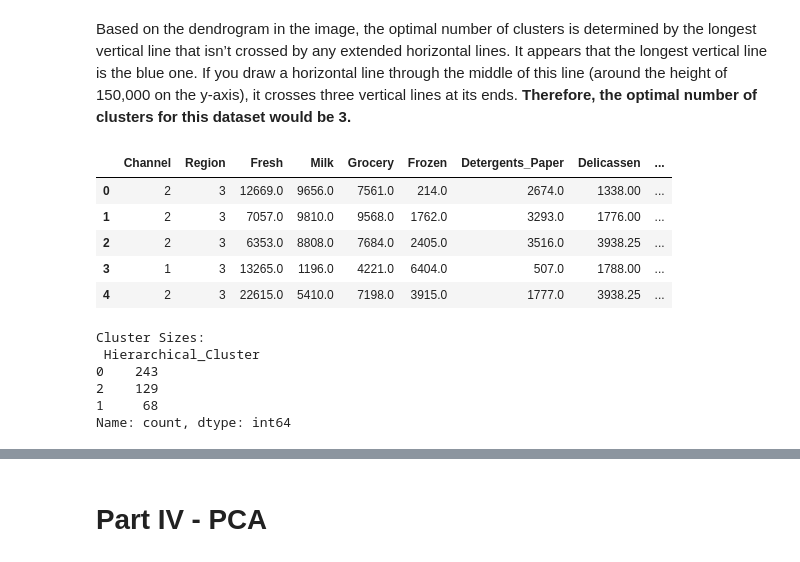
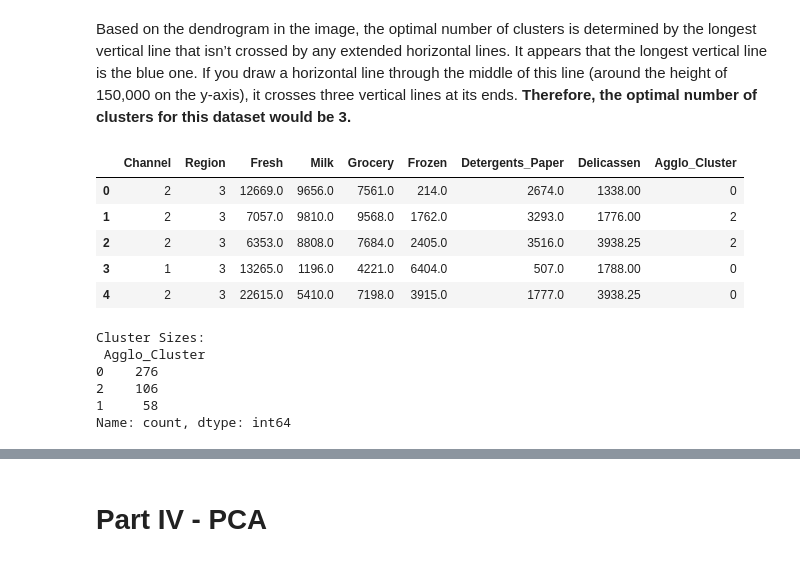
Before and after one commit to Nathan-13/ML-Project-Unsupervised-Learning, a Jupyter notebook: notebook/Unsupervised Learning - Project.ipynb, the cells around one changed output, grey strips where cells are left out. Cells and saved outputs as stored; diff of their text form; code cells hidden in the pictures.

```diff
--- a/notebook/Unsupervised Learning - Project.ipynb
+++ b/notebook/Unsupervised Learning - Project.ipynb
@@ -323,7 +314,7 @@ range_n_clusters = list(range(1,11))  # the range of cluster numbers you want to
 
 for n_clusters in range_n_clusters:
     kmeans = KMeans(n_clusters=n_clusters, init='k-means++', max_iter=300, n_init=10, random_state=0)
-    kmeans.fit(X_pca)
+    kmeans.fit(selected_features)
     wcss.append(kmeans.inertia_)
 
 # Plot the elbow graph
@@ -368,7 +362,7 @@ n_clusters = 3
 
 # Implementing K-Means
 kmeans = KMeans(n_clusters = n_clusters, init = 'k-means++', random_state = 42)
-kmeans.fit(X_pca)
+kmeans.fit(selected_features)
 # %% [output]
 KMeans(n_clusters=3, random_state=42)
 # %%
@@ -520,32 +531,32 @@ Based on the dendrogram in the image, the optimal number of clusters is determin
 # %%
 n_clusters = 3  # replace with the number of clusters you determined
 
 # Perform Agglomerative Clustering with the optimal number of clusters
 cluster = AgglomerativeClustering(n_clusters=n_clusters, affinity='euclidean', linkage='ward')
-cluster_labels = cluster.fit_predict(X_pca)
+cluster_labels = cluster.fit_predict(selected_features)
 
 agglo_wholesales_df = mod_wholesales_df.copy()
 
 # Add cluster labels to your original dataframe
-agglo_wholesales_df['Hierarchical_Cluster'] = cluster_labels
+agglo_wholesales_df['Agglo_Cluster'] = cluster_labels
 
 agglo_wholesales_df.head()
 # %% [output]
-|  | Channel | Region | Fresh | Milk | Grocery | Frozen | Detergents_Paper | Delicassen | ... |
-| 0 | 2 | 3 | 12669.0 | 9656.0 | 7561.0 | 214.0 | 2674.0 | 1338.00 | ... |
-| 1 | 2 | 3 | 7057.0 | 9810.0 | 9568.0 | 1762.0 | 3293.0 | 1776.00 | ... |
-| 2 | 2 | 3 | 6353.0 | 8808.0 | 7684.0 | 2405.0 | 3516.0 | 3938.25 | ... |
-| 3 | 1 | 3 | 13265.0 | 1196.0 | 4221.0 | 6404.0 | 507.0 | 1788.00 | ... |
-| 4 | 2 | 3 | 22615.0 | 5410.0 | 7198.0 | 3915.0 | 1777.0 | 3938.25 | ... |
+|  | Channel | Region | Fresh | Milk | Grocery | Frozen | Detergents_Paper | Delicassen | Agglo_Cluster |
+| 0 | 2 | 3 | 12669.0 | 9656.0 | 7561.0 | 214.0 | 2674.0 | 1338.00 | 0 |
+| 1 | 2 | 3 | 7057.0 | 9810.0 | 9568.0 | 1762.0 | 3293.0 | 1776.00 | 2 |
+| 2 | 2 | 3 | 6353.0 | 8808.0 | 7684.0 | 2405.0 | 3516.0 | 3938.25 | 2 |
+| 3 | 1 | 3 | 13265.0 | 1196.0 | 4221.0 | 6404.0 | 507.0 | 1788.00 | 0 |
+| 4 | 2 | 3 | 22615.0 | 5410.0 | 7198.0 | 3915.0 | 1777.0 | 3938.25 | 0 |
 # %%
 # Check the size of each cluster
-print("Cluster Sizes:\n", agglo_wholesales_df['Hierarchical_Cluster'].value_counts())
+print("Cluster Sizes:\n", agglo_wholesales_df['Agglo_Cluster'].value_counts())
 # %% [output]
 Cluster Sizes:
- Hierarchical_Cluster
-0    243
-2    129
-1     68
+ Agglo_Cluster
+0    276
+2    106
+1     58
 Name: count, dtype: int64
 # %%
 from sklearn.decomposition import PCA
```
Also changed, not shown: parts of 23 cells of this notebook, 1 other file.
